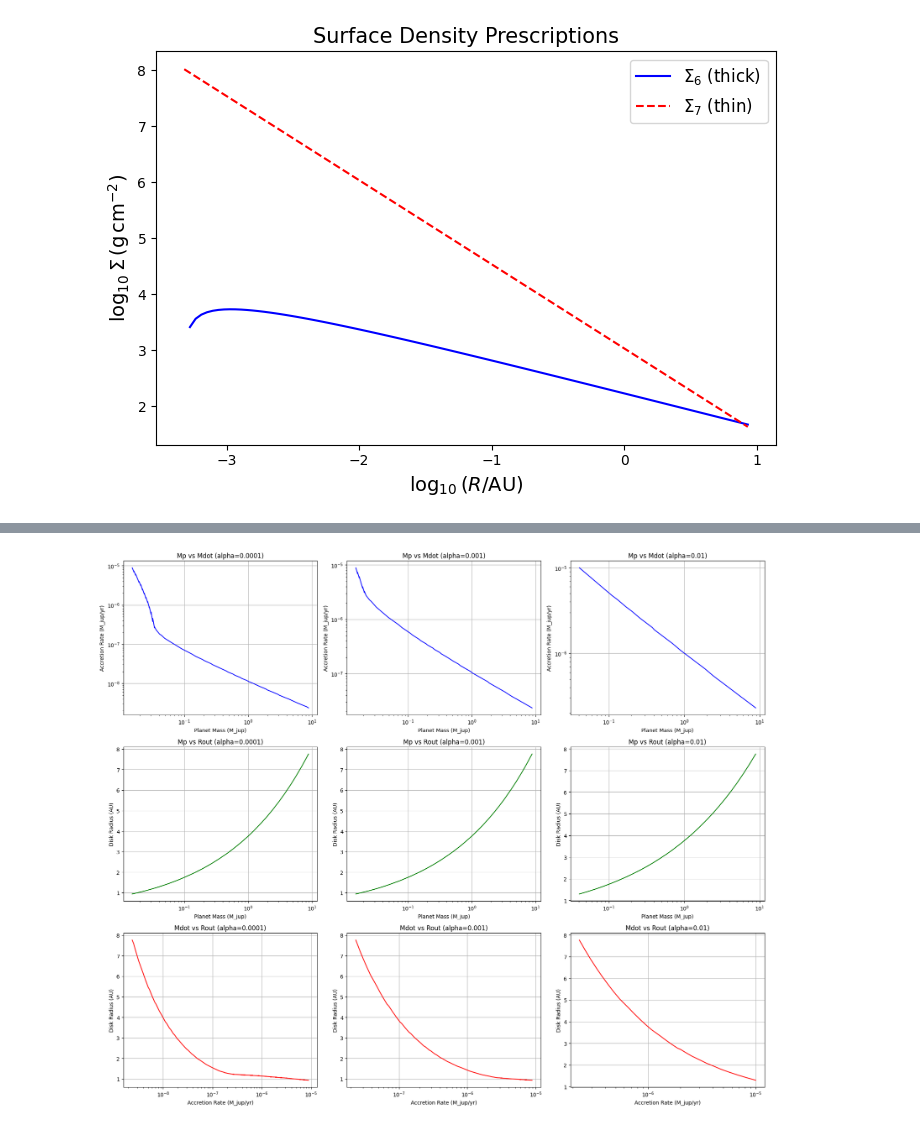
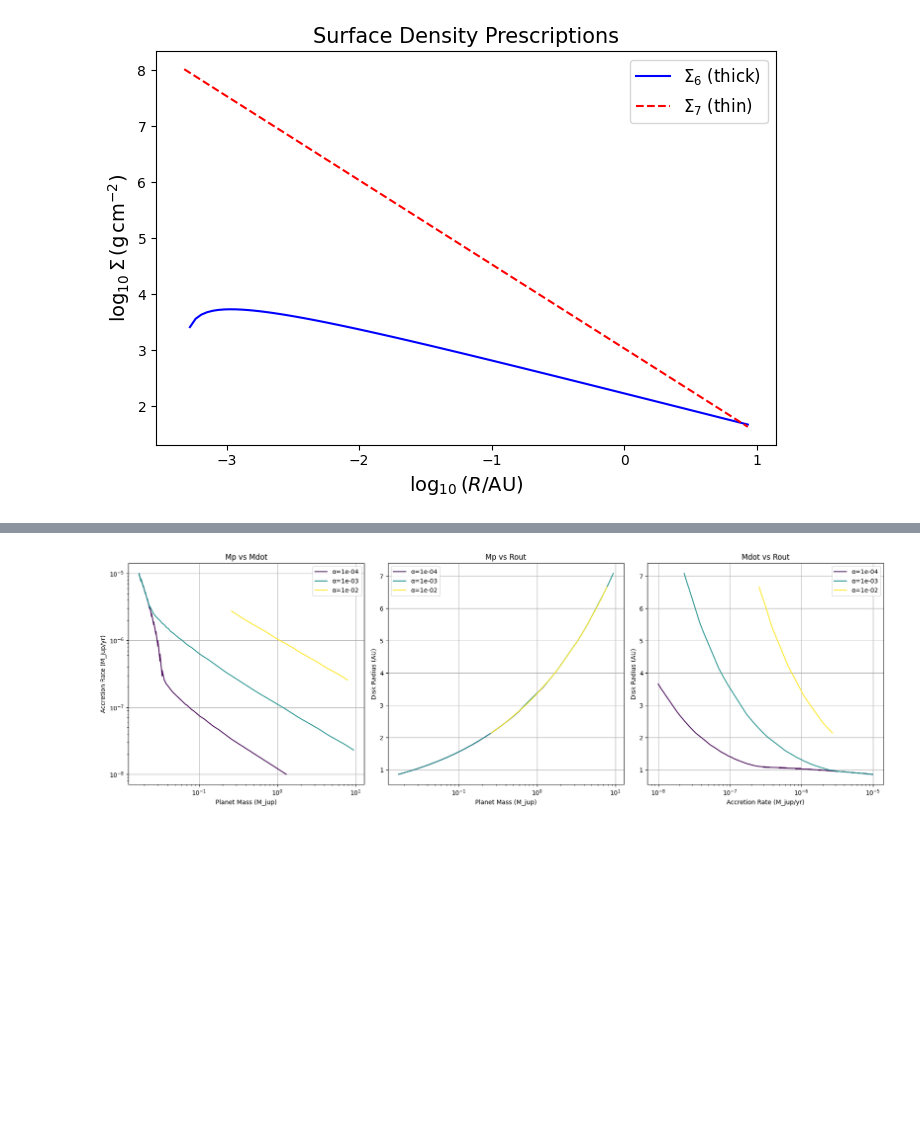
Before and after one commit to VWelke/CPD_MPIA, a Jupyter notebook: CPD_Emission_Models/CPD_Em_2.ipynb, the cells around one changed output, grey strips where cells are left out. Cells and saved outputs as stored; diff of their text form; code cells hidden in the pictures; blank space fills up the shorter version.

Commit message:
Plot in function

```diff
--- a/CPD_Emission_Models/CPD_Em_2.ipynb
+++ b/CPD_Emission_Models/CPD_Em_2.ipynb
@@ -714,58 +519,62 @@ plt.show()
 # %%
 # The issue is because for this given flux , Mp must be around 10^-7, Mp to Rout is a 1 to 1 mapping, Mdot to Rout ... i mean if I fixed Mp...mp is really sensitive to accretion rate thats why
 # The arrays doesnt have to be the same size
 # I need to figure out the issue
 
 alpha_grid = [1e-4, 1e-3, 1e-2]
 Mp_grid = np.logspace(-3, 1, 150)
-Mdot_grid = np.logspace(-9, -5, 150)
-target_flux = 300  # microJy
+Mdot_grid = np.logspace(-8, -5, 150)
+target_flux = 294 # microJy
 tolerance = 3  # microJy
 
-fig, axes = plt.subplots(3, len(alpha_grid), figsize=(6*len(alpha_grid), 15))
 
-for col, alpha in enumerate(alpha_grid):
+
+from matplotlib import cm
+cmap = cm.viridis
+colors = [cmap(i) for i in np.linspace(0, 1, len(alpha_grid))]
+
+fig, axes = plt.subplots(1, 3, figsize=(18, 6))  # 1 row, 3 columns
+
+for idx, alpha in enumerate(alpha_grid):
     solutions = []
     for Mp in Mp_grid:
         for Mdot in Mdot_grid:
-            out = calculate_disk_properties(Mp=Mp, Mdot=Mdot, alpha=alpha, kappaR=10, Rin=1, rp=165, d_pc=149,
-                                            mode="b", lam_mm=0.9, T_ISM=10.0, Lplanet=1e-5, mu=2.3)
+            out = calculate_disk_properties(
+                M_star=1.4, Mp=Mp, Mdot=Mdot, alpha=alpha, kappaR=10, Rin=1, rp=165, d_pc=149,
+                mode="b", lam_mm=0.9, T_ISM=10.0, Lplanet=1e-5, Lstar=10, mu=2.3
+            )
             if abs(out['F_nu_tot'] - target_flux) < tolerance:
                 solutions.append((Mp, Mdot, out['Rout'], out['F_nu_tot']))
+    solutions = np.array(solutions)
+    if len(solutions) > 0:
+        label = f'α={alpha:.0e}'
+        axes[0].plot(solutions[:, 0], solutions[:, 1], color=colors[idx], label=label)
+        axes[1].plot(solutions[:, 0], solutions[:, 2], color=colors[idx], label=label)
+        axes[2].plot(solutions[:, 1], solutions[:, 2], color=colors[idx], label=label)
 
-    solutions = np.array(solutions)
-    ax1, ax2, ax3 = axes[0, col], axes[1, col], axes[2, col]
+axes[0].set_xscale('log')
+axes[0].set_yscale('log')
+axes[0].set_xlabel('Planet Mass (M_jup)')
+axes[0].set_ylabel('Accretion Rate (M_jup/yr)')
+axes[0].set_title('Mp vs Mdot')
+axes[0].grid(True)
+axes[0].legend()
 
-    if len(solutions) > 0:
-        # Mp vs Mdot
-        #ax1.scatter(solutions[:, 0], solutions[:, 1], c=solutions[:, 3], cmap='Blues', s=20)
-        ax1.plot(solutions[:, 0], solutions[:, 1], color='blue')
-        ax1.set_xscale('log')
-        ax1.set_yscale('log')
-        ax1.set_xlabel('Planet Mass (M_jup)')
-        ax1.set_ylabel('Accretion Rate (M_jup/yr)')
-        ax1.set_title(f'Mp vs Mdot (alpha={alpha})')
-        ax1.grid(True)
+axes[1].set_xscale('log')
+axes[1].set_xlabel('Planet Mass (M_jup)')
+axes[1].set_ylabel('Disk Radius (AU)')
+axes[1].set_title('Mp vs Rout')
+axes[1].grid(True)
+axes[1].legend()
 
-        # Mp vs Rout
-        #ax2.scatter(solutions[:, 0], solutions[:, 2], c=solutions[:, 3], cmap='Greens', s=20)
-        ax2.plot(solutions[:, 0], solutions[:, 2], color='green')
-        ax2.set_xscale('log')
-        ax2.set_xlabel('Planet Mass (M_jup)')
-        ax2.set_ylabel('Disk Radius (AU)')
-        ax2.set_title(f'Mp vs Rout (alpha={alpha})')
-        ax2.grid(True)
-
-        # Mdot vs Rout
-        #ax3.scatter(solutions[:, 1], solutions[:, 2], c=solutions[:, 3], cmap='Reds', s=20)
-        ax3.plot(solutions[:, 1], solutions[:, 2], color='red')
-        ax3.set_xscale('log')
-        ax3.set_xlabel('Accretion Rate (M_jup/yr)')
-        ax3.set_ylabel('Disk Radius (AU)')
-        ax3.set_title(f'Mdot vs Rout (alpha={alpha})')
-        ax3.grid(True)
+axes[2].set_xscale('log')
+axes[2].set_xlabel('Accretion Rate (M_jup/yr)')
+axes[2].set_ylabel('Disk Radius (AU)')
+axes[2].set_title('Mdot vs Rout')
+axes[2].grid(True)
+axes[2].legend()
 
 plt.tight_layout()
 plt.show()
 # %% [output]
-[figure, old version]
+[figure, new version]
```
Also changed, not shown: parts of 14 cells of this notebook.
